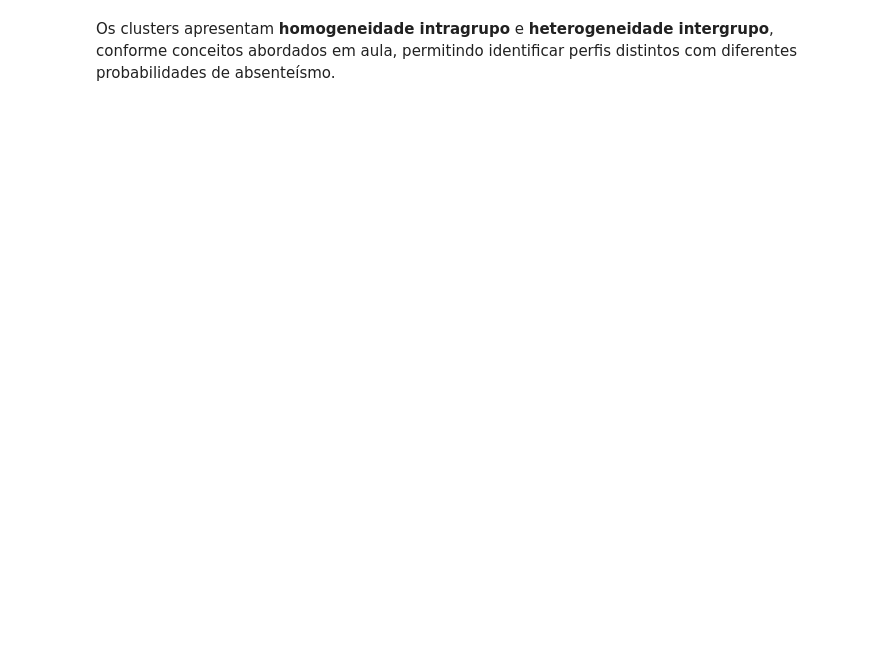
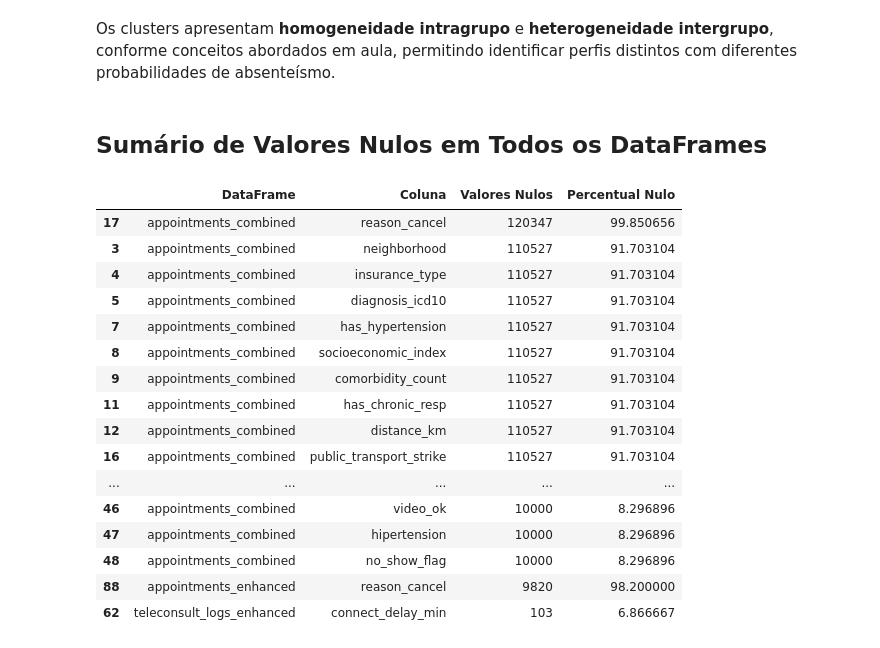
Before and after one commit to gustavaress/Sprint-4-IA-2025, a Jupyter notebook: Sprint4_IA_enhanced.ipynb, the cells around one changed output. Cells and saved outputs as stored; diff of their text form; code cells hidden in the pictures; blank space fills up the shorter version.

```diff
--- a/Sprint4_IA_enhanced.ipynb
+++ b/Sprint4_IA_enhanced.ipynb
@@ -458,3 +549,46 @@ plt.show()
 # %% [markdown]
 
 Os clusters apresentam **homogeneidade intragrupo** e **heterogeneidade intergrupo**, conforme conceitos abordados em aula, permitindo identificar perfis distintos com diferentes probabilidades de absenteísmo.
+# %% [markdown]
+## Sumário de Valores Nulos em Todos os DataFrames
+# %%
+null_summary = pd.DataFrame()
+
+for name, df in dataframes.items():
+    null_counts = df.isnull().sum()
+    null_percentage = (df.isnull().sum() / len(df)) * 100
+
+    df_null_info = pd.DataFrame({
+        'DataFrame': name,
+        'Coluna': null_counts.index,
+        'Valores Nulos': null_counts.values,
+        'Percentual Nulo': null_percentage.values
+    })
+    null_summary = pd.concat([null_summary, df_null_info], ignore_index=True)
+
+# Filtrar apenas colunas com valores nulos
+null_summary = null_summary[null_summary['Valores Nulos'] > 0]
+
+# Exibir a tabela de resumo
+if not null_summary.empty:
+    display(null_summary.sort_values(by=['DataFrame', 'Valores Nulos'], ascending=[True, False]))
+else:
+    print("Nenhum valor nulo encontrado em nenhum dos DataFrames.")
+# %% [output]
+|  | DataFrame | Coluna | Valores Nulos | Percentual Nulo |
+| 17 | appointments_combined | reason_cancel | 120347 | 99.850656 |
+| 3 | appointments_combined | neighborhood | 110527 | 91.703104 |
+| 4 | appointments_combined | insurance_type | 110527 | 91.703104 |
+| 5 | appointments_combined | diagnosis_icd10 | 110527 | 91.703104 |
+| 7 | appointments_combined | has_hypertension | 110527 | 91.703104 |
+| 8 | appointments_combined | socioeconomic_index | 110527 | 91.703104 |
+| 9 | appointments_combined | comorbidity_count | 110527 | 91.703104 |
+| 11 | appointments_combined | has_chronic_resp | 110527 | 91.703104 |
+| 12 | appointments_combined | distance_km | 110527 | 91.703104 |
+| 16 | appointments_combined | public_transport_strike | 110527 | 91.703104 |
+| ... | ... | ... | ... | ... |
+| 46 | appointments_combined | video_ok | 10000 | 8.296896 |
+| 47 | appointments_combined | hipertension | 10000 | 8.296896 |
+| 48 | appointments_combined | no_show_flag | 10000 | 8.296896 |
+| 88 | appointments_enhanced | reason_cancel | 9820 | 98.200000 |
+| 62 | teleconsult_logs_enhanced | connect_delay_min | 103 | 6.866667 |
```
Also changed, not shown: parts of 7 cells of this notebook, 1 other file.
